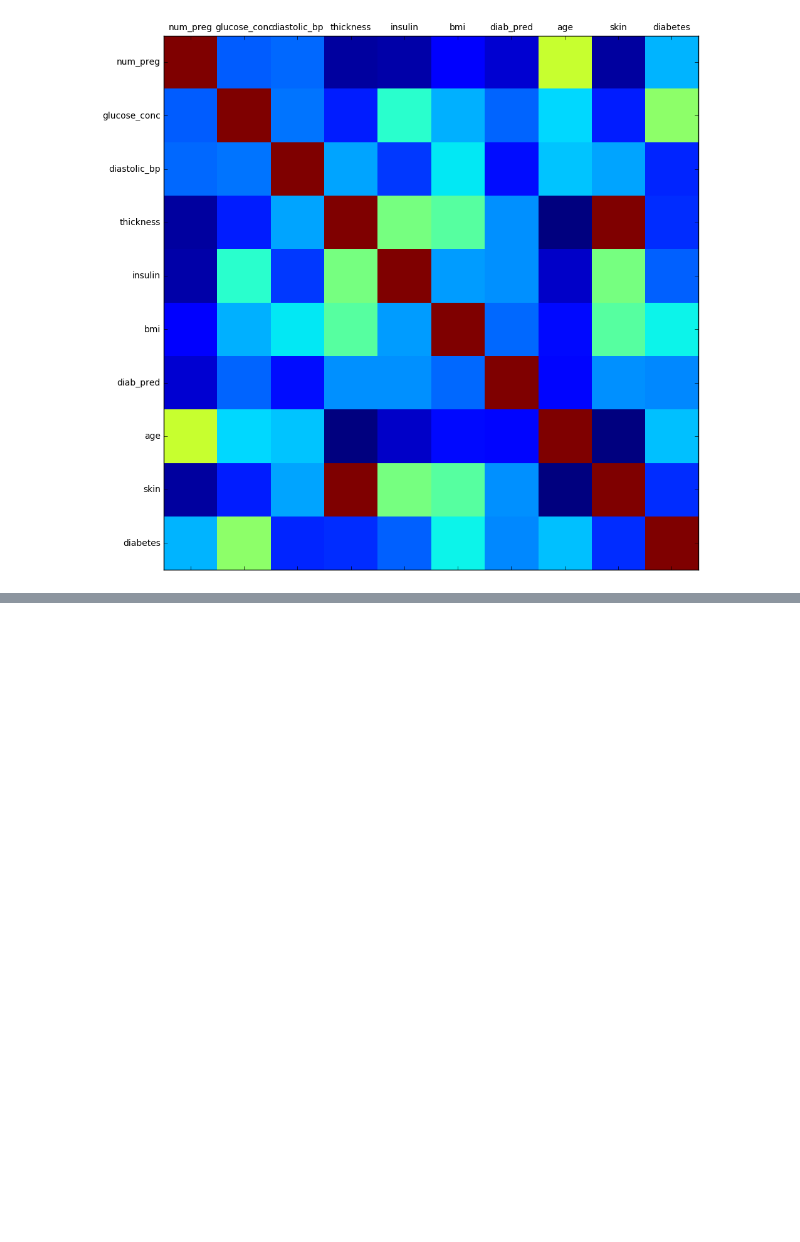
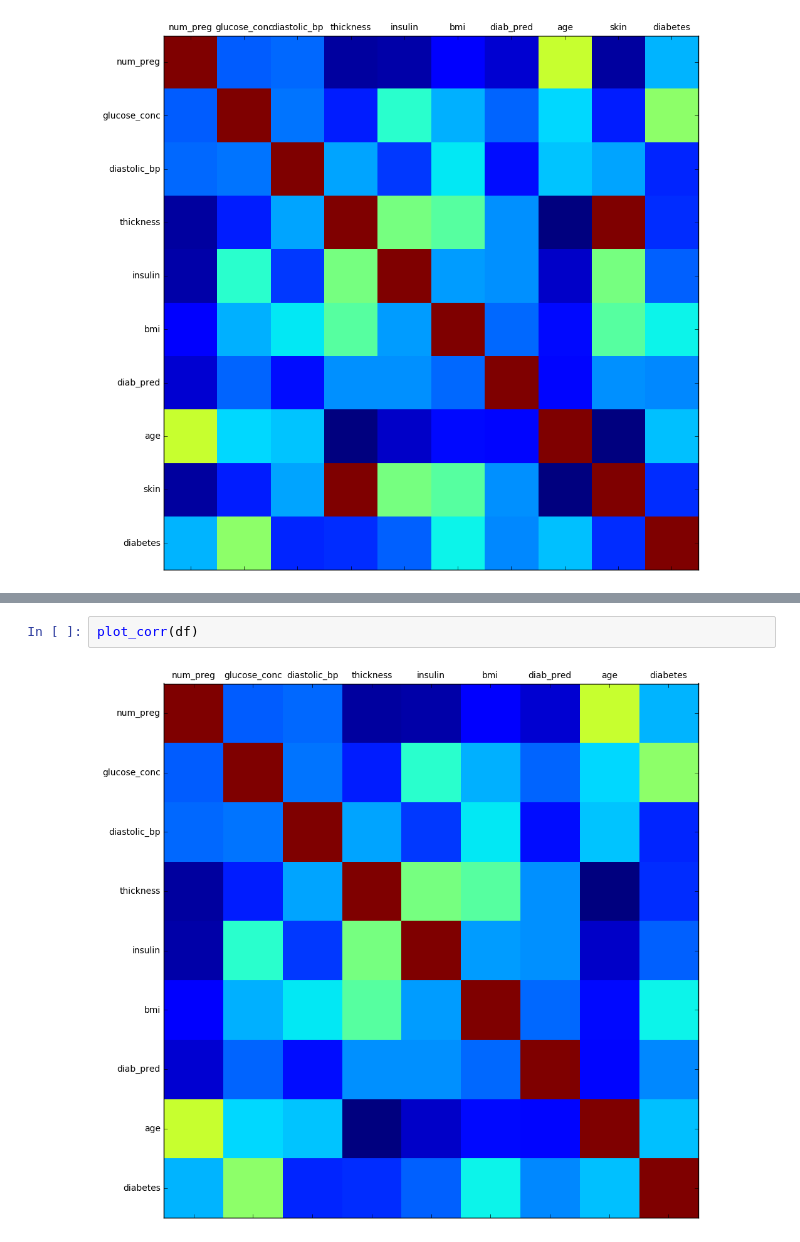
Before and after one commit to remstone7/machine-learning-Pima, a Jupyter notebook: Pima-Predictions.ipynb, the cells around one changed output, grey strips where cells are left out. Drawn from its saved outputs; the diff is of its cells as text; blank space fills up the shorter version.

```diff
--- a/Pima-Predictions.ipynb
+++ b/Pima-Predictions.ipynb
@@ -81,0 +102,4 @@ df.corr()
+# %%
+plot_corr(df)
+# %% [output]
+[figure, added]
```
Also changed, not shown: parts of 26 cells of this notebook, 27 other files.
